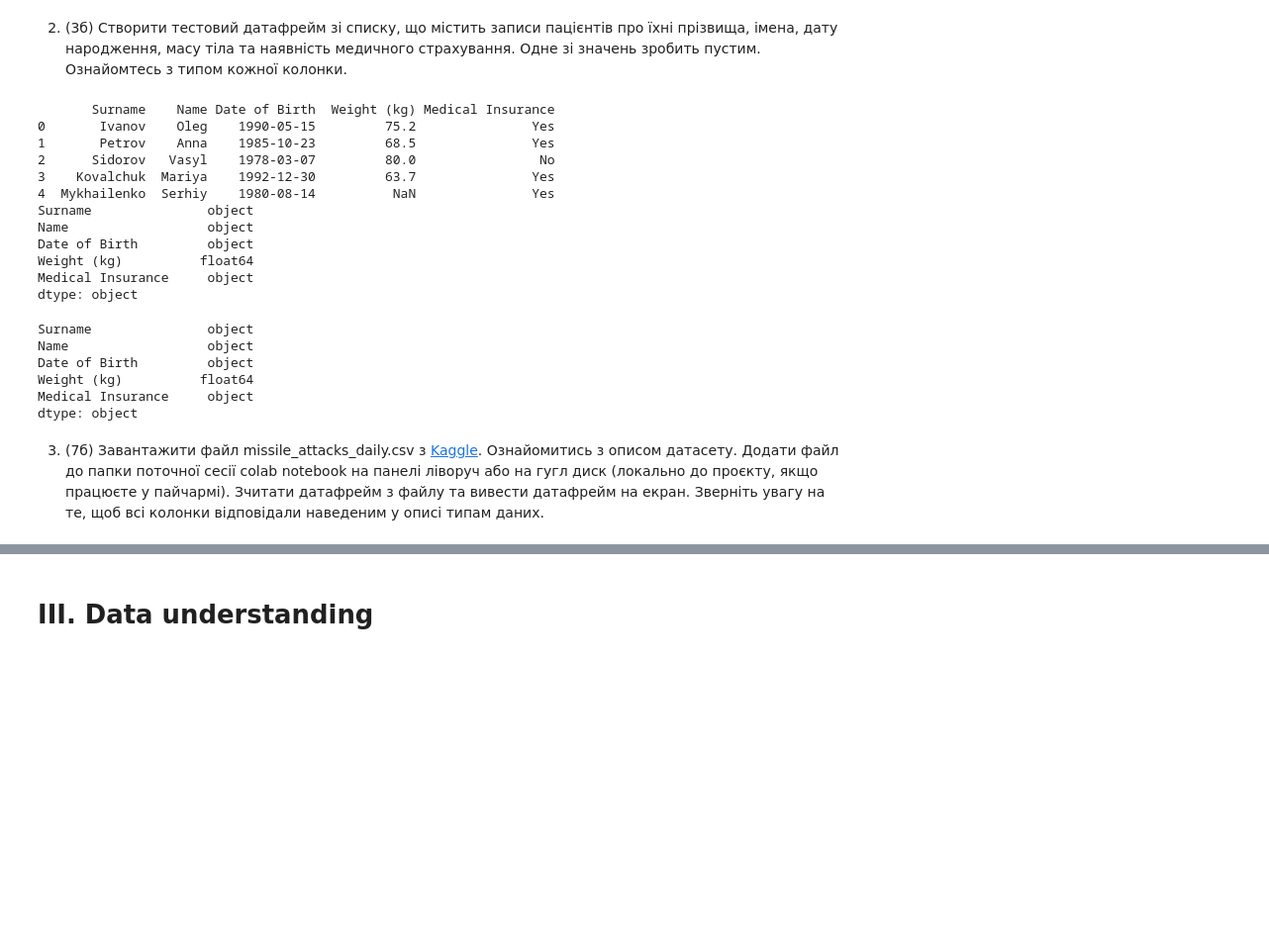
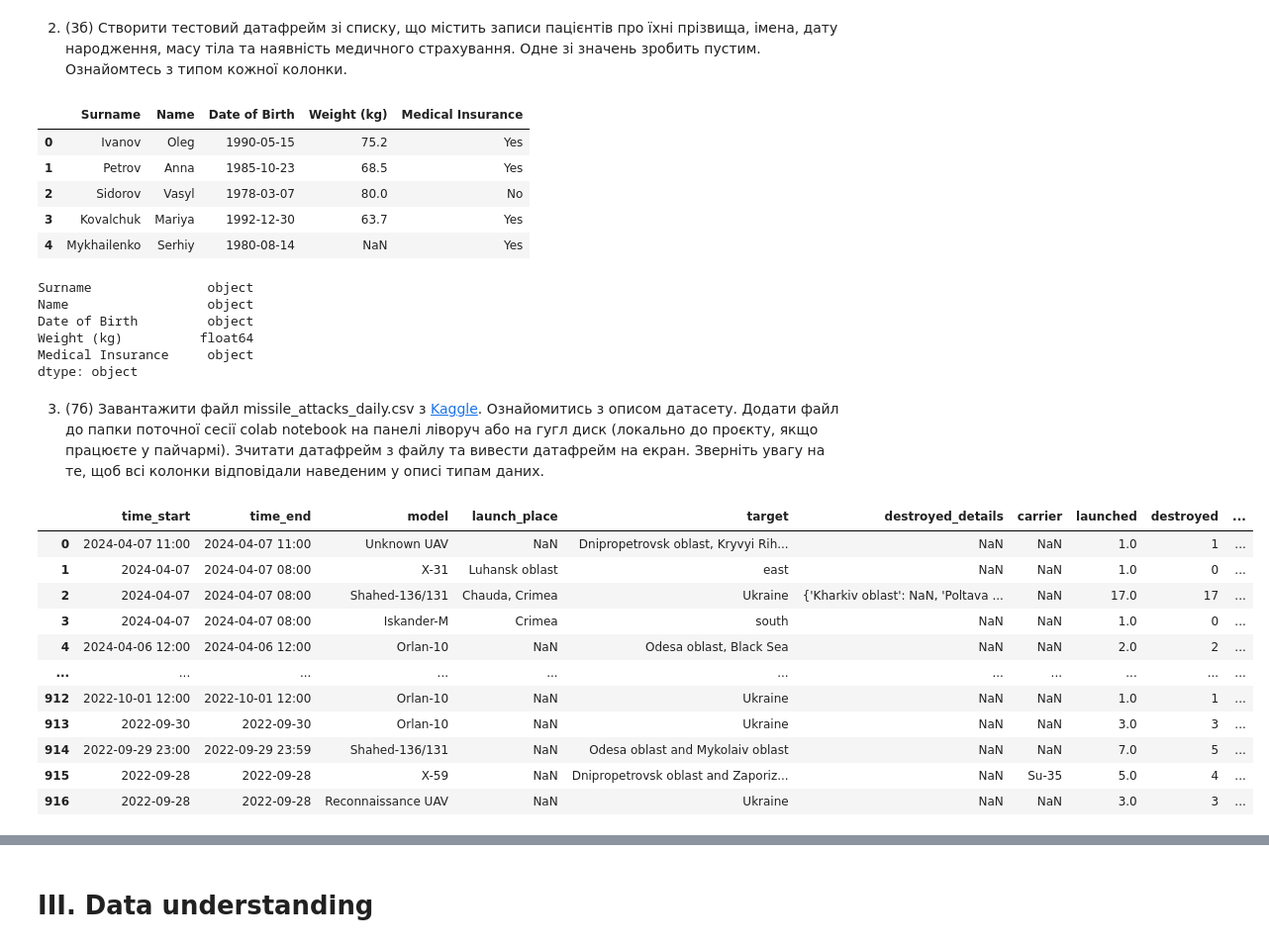
Before and after one commit to terinet/python-for-big-data-and-data-science, a Jupyter notebook: python_practice_9.ipynb, the cells around one changed output, grey strips where cells are left out. Shown at 99% size. Drawn from its saved outputs; the diff is of its cells as text; code cells hidden in the pictures; blank space fills up the shorter version.

```diff
--- a/python_practice_9.ipynb
+++ b/python_practice_9.ipynb
@@ -21,33 +21,39 @@ columns = ["Surname", "Name", "Date of Birth", "Weight (kg)", "Medical Insurance
 
 df = pd.DataFrame(data, columns=columns)
 
-print(df)
+df
 # %% [output]
-       Surname    Name Date of Birth  Weight (kg) Medical Insurance
-0       Ivanov    Oleg    1990-05-15         75.2               Yes
-1       Petrov    Anna    1985-10-23         68.5               Yes
-2      Sidorov   Vasyl    1978-03-07         80.0                No
-3    Kovalchuk  Mariya    1992-12-30         63.7               Yes
-4  Mykhailenko  Serhiy    1980-08-14          NaN               Yes
-Surname               object
-Name                  object
-Date of Birth         object
-Weight (kg)          float64
-Medical Insurance     object
-dtype: object
+|  | Surname | Name | Date of Birth | Weight (kg) | Medical Insurance |
+| 0 | Ivanov | Oleg | 1990-05-15 | 75.2 | Yes |
+| 1 | Petrov | Anna | 1985-10-23 | 68.5 | Yes |
+| 2 | Sidorov | Vasyl | 1978-03-07 | 80.0 | No |
+| 3 | Kovalchuk | Mariya | 1992-12-30 | 63.7 | Yes |
+| 4 | Mykhailenko | Serhiy | 1980-08-14 | NaN | Yes |
-# %%
-print(df.dtypes)
-# %% [output]
-Surname               object
-Name                  object
-Date of Birth         object
-Weight (kg)          float64
-Medical Insurance     object
-dtype: object
+# %%
+df.dtypes
+# %% [output]
+Surname               object
+Name                  object
+Date of Birth         object
+Weight (kg)          float64
+Medical Insurance     object
+dtype: object
 # %% [markdown]
 3. (7б) Завантажити файл missile_attacks_daily.csv з [Kaggle](https://www.kaggle.com/datasets/piterfm/massive-missile-attacks-on-ukraine?select=missile_attacks_daily.csv). Ознайомитись з описом датасету. Додати файл до папки поточної сесії colab notebook на панелі ліворуч або на гугл диск (локально до проєкту, якщо працюєте у пайчармі). Зчитати датафрейм з файлу та вивести датафрейм на екран. Зверніть увагу на те, щоб всі колонки відповідали наведеним у описі типам даних.
 # %%
-df = pd.read_csv('/content/missile_attacks_daily.csv')
+df = pd.read_csv('missile_attacks_daily.csv')
 
-print(df)
+df
 # %% [output]
+|  | time_start | time_end | model | launch_place | target | destroyed_details | carrier | launched | destroyed | ... |
+| 0 | 2024-04-07 11:00 | 2024-04-07 11:00 | Unknown UAV | NaN | Dnipropetrovsk oblast, Kryvyi Rih... | NaN | NaN | 1.0 | 1 | ... |
+| 1 | 2024-04-07 | 2024-04-07 08:00 | X-31 | Luhansk oblast | east | NaN | NaN | 1.0 | 0 | ... |
+| 2 | 2024-04-07 | 2024-04-07 08:00 | Shahed-136/131 | Chauda, Crimea | Ukraine | {'Kharkiv oblast': NaN, 'Poltava ... | NaN | 17.0 | 17 | ... |
+| 3 | 2024-04-07 | 2024-04-07 08:00 | Iskander-M | Crimea | south | NaN | NaN | 1.0 | 0 | ... |
+| 4 | 2024-04-06 12:00 | 2024-04-06 12:00 | Orlan-10 | NaN | Odesa oblast, Black Sea | NaN | NaN | 2.0 | 2 | ... |
+| ... | ... | ... | ... | ... | ... | ... | ... | ... | ... | ... |
+| 912 | 2022-10-01 12:00 | 2022-10-01 12:00 | Orlan-10 | NaN | Ukraine | NaN | NaN | 1.0 | 1 | ... |
+| 913 | 2022-09-30 | 2022-09-30 | Orlan-10 | NaN | Ukraine | NaN | NaN | 3.0 | 3 | ... |
+| 914 | 2022-09-29 23:00 | 2022-09-29 23:59 | Shahed-136/131 | NaN | Odesa oblast and Mykolaiv oblast | NaN | NaN | 7.0 | 5 | ... |
+| 915 | 2022-09-28 | 2022-09-28 | X-59 | NaN | Dnipropetrovsk oblast and Zaporiz... | NaN | Su-35 | 5.0 | 4 | ... |
+| 916 | 2022-09-28 | 2022-09-28 | Reconnaissance UAV | NaN | Ukraine | NaN | NaN | 3.0 | 3 | ... |
```
Also changed, not shown: parts of 16 cells of this notebook.
